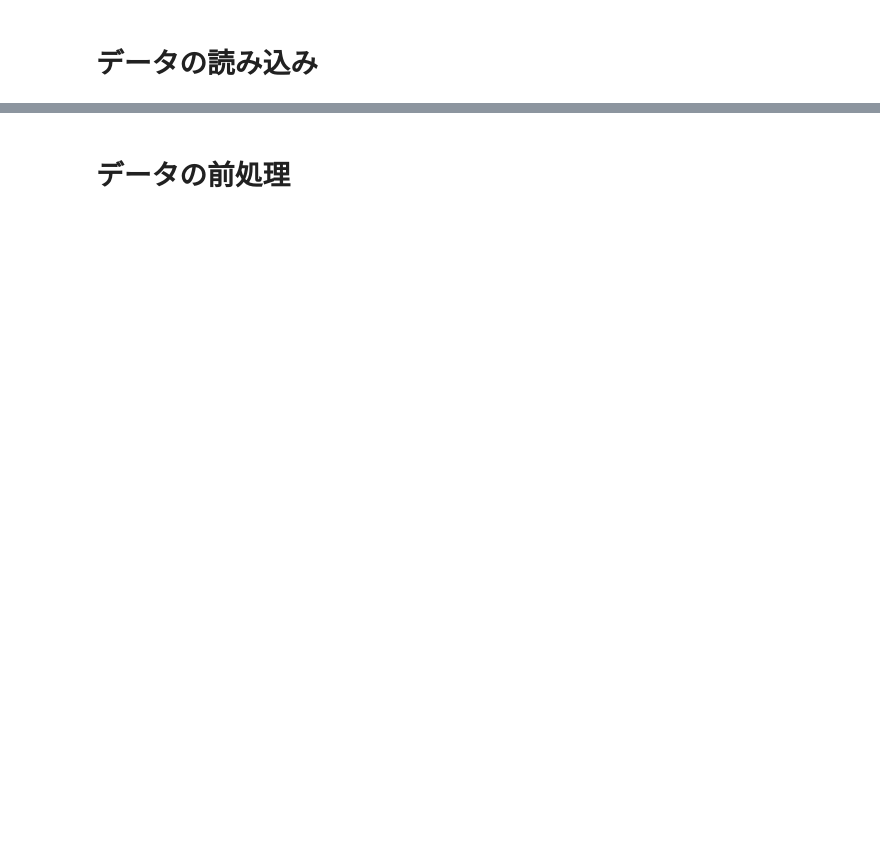
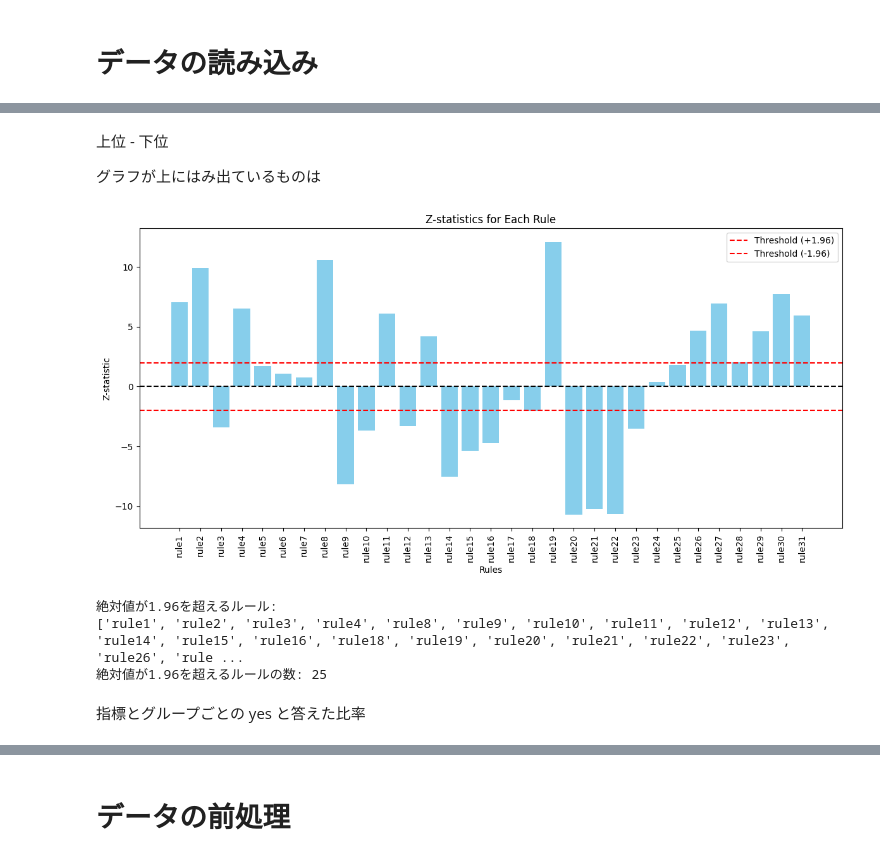
Before and after one commit to ku6kaw/Abstract-evaluation-by-Gemini, a Jupyter notebook: src/analysis/results_analysis.ipynb, the cells around one changed output, grey strips where cells are left out. Saved outputs shown, nothing was run; the diff lists cells and outputs as text; code cells hidden in the pictures; blank space fills up the shorter version.

```diff
--- a/src/analysis/results_analysis.ipynb
+++ b/src/analysis/results_analysis.ipynb
@@ -6,0 +75,35 @@ import pandas as pd
+# %% [markdown]
+上位 - 下位
+
+グラフが上にはみ出ているものは
+# %%
+# グラフを作成
+plt.figure(figsize=(12, 6))
+plt.bar(results_df['Rule'], results_df['Z-statistic'], color='skyblue')  # Z統計量を棒グラフとして表示
+plt.axhline(y=1.96, color='red', linestyle='--', label='Threshold (+1.96)')  # +1.96の基準線
+plt.axhline(y=-1.96, color='red', linestyle='--', label='Threshold (-1.96)')  # -1.96の基準線
+plt.axhline(y=0, color='black', linestyle='--')  # 中央線（0）
+plt.xlabel('Rules')
+plt.ylabel('Z-statistic')
+plt.title('Z-statistics for Each Rule')
+plt.xticks(rotation=90)
+plt.legend()
+plt.tight_layout()
+plt.show()
+# %% [output]
+[figure, added]
+# %%
+# Z統計量の絶対値が1.96を超えるルールを抽出
+significant_rules = results_df[results_df['Z-statistic'].abs() > 1.96]['Rule'].tolist()
+
+# 結果を表示
+print("絶対値が1.96を超えるルール:")
+print(significant_rules)
+
+print(f"絶対値が1.96を超えるルールの数: {len(significant_rules)}")
+# %% [output]
+絶対値が1.96を超えるルール:
+['rule1', 'rule2', 'rule3', 'rule4', 'rule8', 'rule9', 'rule10', 'rule11', 'rule12', 'rule13', 'rule14', 'rule15', 'rule16', 'rule18', 'rule19', 'rule20', 'rule21', 'rule22', 'rule23', 'rule26', 'rule ...
+絶対値が1.96を超えるルールの数: 25
+# %% [markdown]
+指標とグループごとの yes と答えた比率
```
Also changed, not shown: parts of 9 cells of this notebook, 33 other files.
